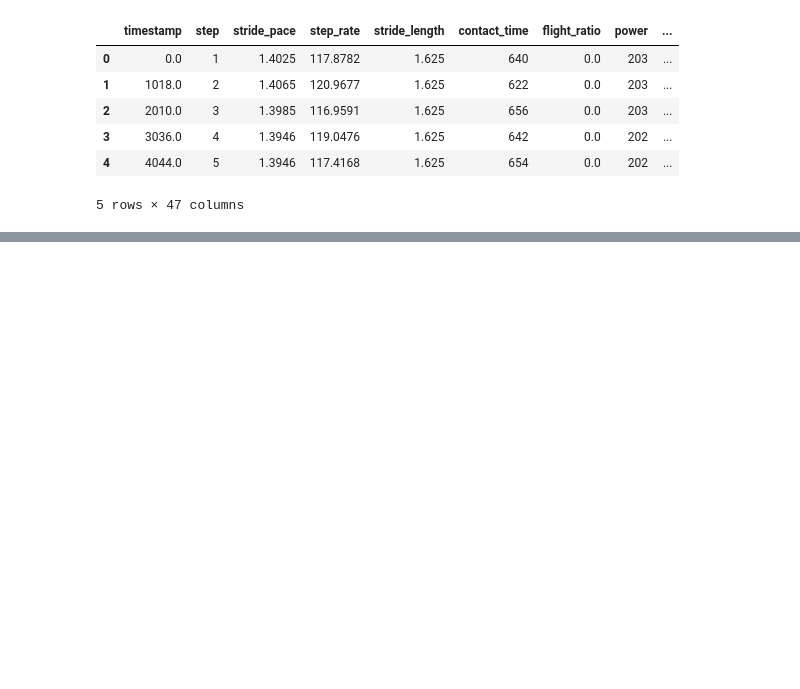
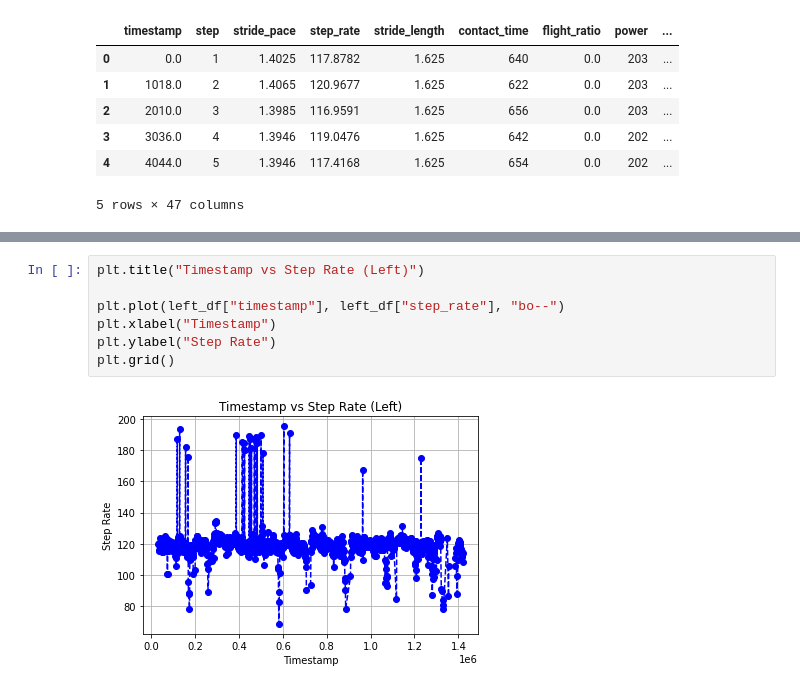
Before and after one commit to jinsung-kim/data-aggregation, a Jupyter notebook: data_aggregation.ipynb, the cells around one changed output, grey strips where cells are left out. Drawn from its saved outputs; the diff is of its cells as text; blank space fills up the shorter version.

Commit message:
feat: Added some graphs to visualize key metrics before doing calculations

```diff
--- a/data_aggregation.ipynb
+++ b/data_aggregation.ipynb
@@ -32,0 +49,9 @@ right_df.head()
+# %%
+plt.title("Timestamp vs Step Rate (Left)")
+
+plt.plot(left_df["timestamp"], left_df["step_rate"], "bo--")
+plt.xlabel("Timestamp")
+plt.ylabel("Step Rate")
+plt.grid()
+# %% [output]
+[figure, added]
```
Also changed, not shown: parts of 12 cells of this notebook.
